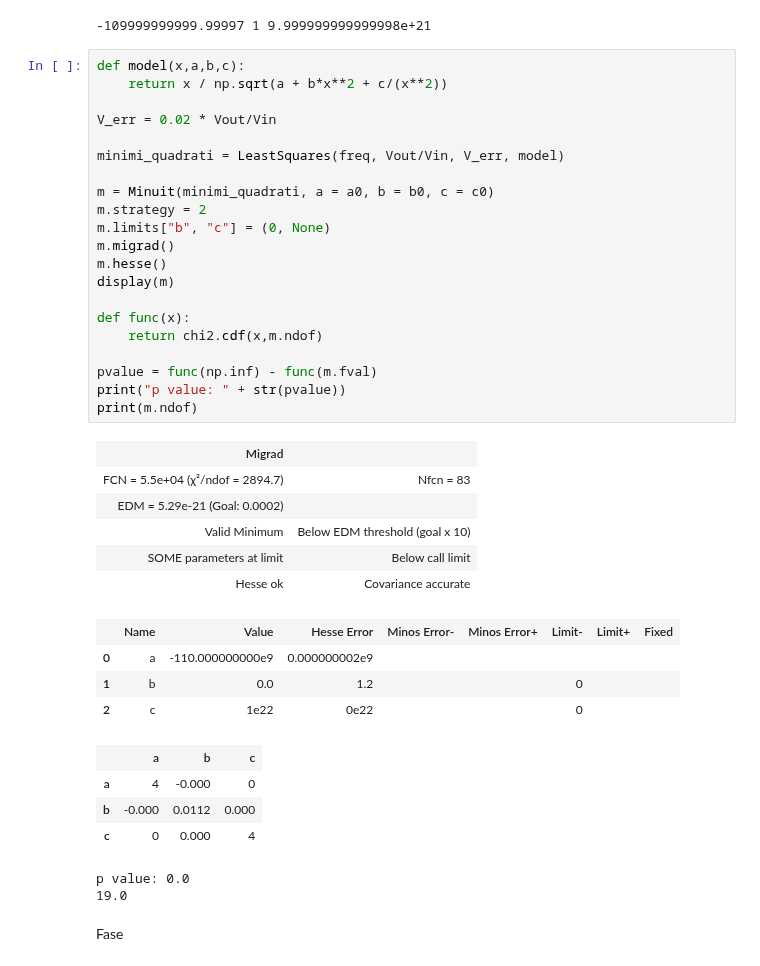
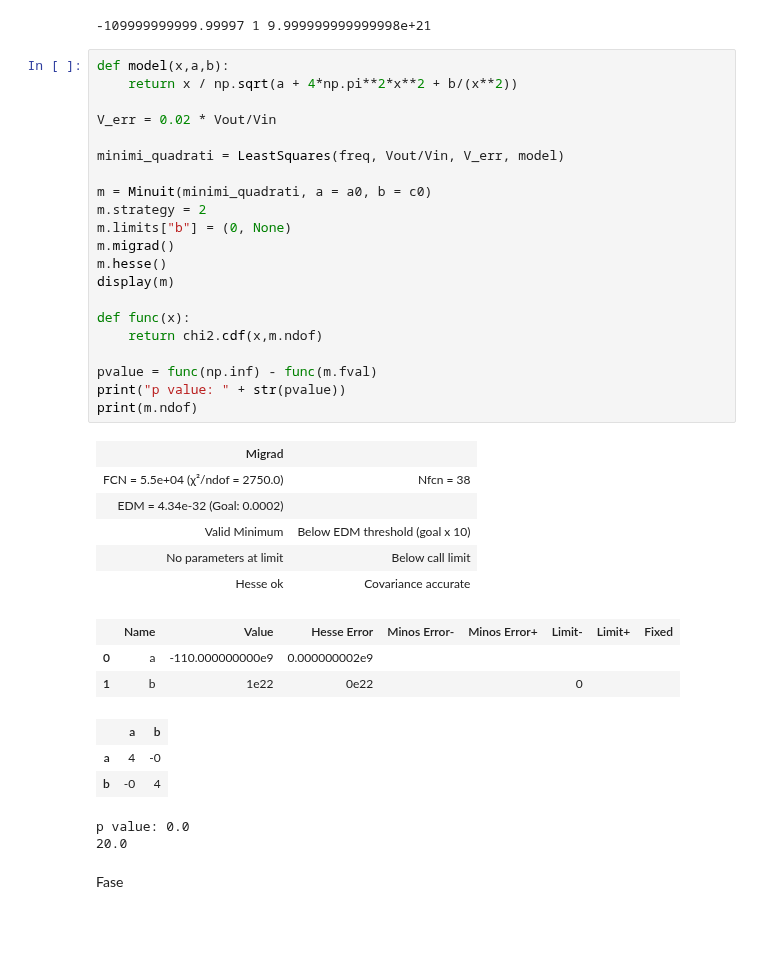
Before and after one commit to ARossiUnimib/Laboratorio-2---Gruppo-21-A.A.-2023-24, a Jupyter notebook: Notebooks/Circuiti_3/Circuiti_3.ipynb, the cells around one changed output. Drawn from its saved outputs; the diff is of its cells as text; blank space fills up the shorter version.

```diff
--- a/Notebooks/Circuiti_3/Circuiti_3.ipynb
+++ b/Notebooks/Circuiti_3/Circuiti_3.ipynb
@@ -605,43 +605,41 @@ print(a0,b0,c0)
 # %% [output]
 -109999999999.99997 1 9.999999999999998e+21
 # %%
-def model(x,a,b,c):
-    return x / np.sqrt(a + b*x**2 + c/(x**2))
+def model(x,a,b):
+    return x / np.sqrt(a + 4*np.pi**2*x**2 + b/(x**2))
 
 V_err = 0.02 * Vout/Vin
 
 minimi_quadrati = LeastSquares(freq, Vout/Vin, V_err, model)
 
-m = Minuit(minimi_quadrati, a = a0, b = b0, c = c0)
+m = Minuit(minimi_quadrati, a = a0, b = c0)
 m.strategy = 2
-m.limits["b", "c"] = (0, None)
+m.limits["b"] = (0, None)
 m.migrad()
 m.hesse()
 display(m)
 
 def func(x):
     return chi2.cdf(x,m.ndof)
 
 pvalue = func(np.inf) - func(m.fval)
 print("p value: " + str(pvalue))
 print(m.ndof)
 # %% [output]
 | Migrad |  |
-| FCN = 5.5e+04 (χ²/ndof = 2894.7) | Nfcn = 83 |
-| EDM = 5.29e-21 (Goal: 0.0002) |  |
+| FCN = 5.5e+04 (χ²/ndof = 2750.0) | Nfcn = 38 |
+| EDM = 4.34e-32 (Goal: 0.0002) |  |
 | Valid Minimum | Below EDM threshold (goal x 10) |
-| SOME parameters at limit | Below call limit |
+| No parameters at limit | Below call limit |
 | Hesse ok | Covariance accurate |
 |  | Name | Value | Hesse Error | Minos Error- | Minos Error+ | Limit- | Limit+ | Fixed |
 | 0 | a | -110.000000000e9 | 0.000000002e9 |  |  |  |  |  |
-| 1 | b | 0.0 | 1.2 |  |  | 0 |  |  |
-| 2 | c | 1e22 | 0e22 |  |  | 0 |  |  |
+| 1 | b | 1e22 | 0e22 |  |  | 0 |  |  |
-|  | a | b | c |
-| a | 4 | -0.000 | 0 |
-| b | -0.000 | 0.0112 | 0.000 |
-| c | 0 | 0.000 | 4 |
+|  | a | b |
+| a | 4 | -0 |
+| b | -0 | 4 |
 p value: 0.0
-19.0
+20.0
 # %% [markdown]
 Fase
 # %%
```
Also changed, not shown: parts of 5 cells of this notebook.
